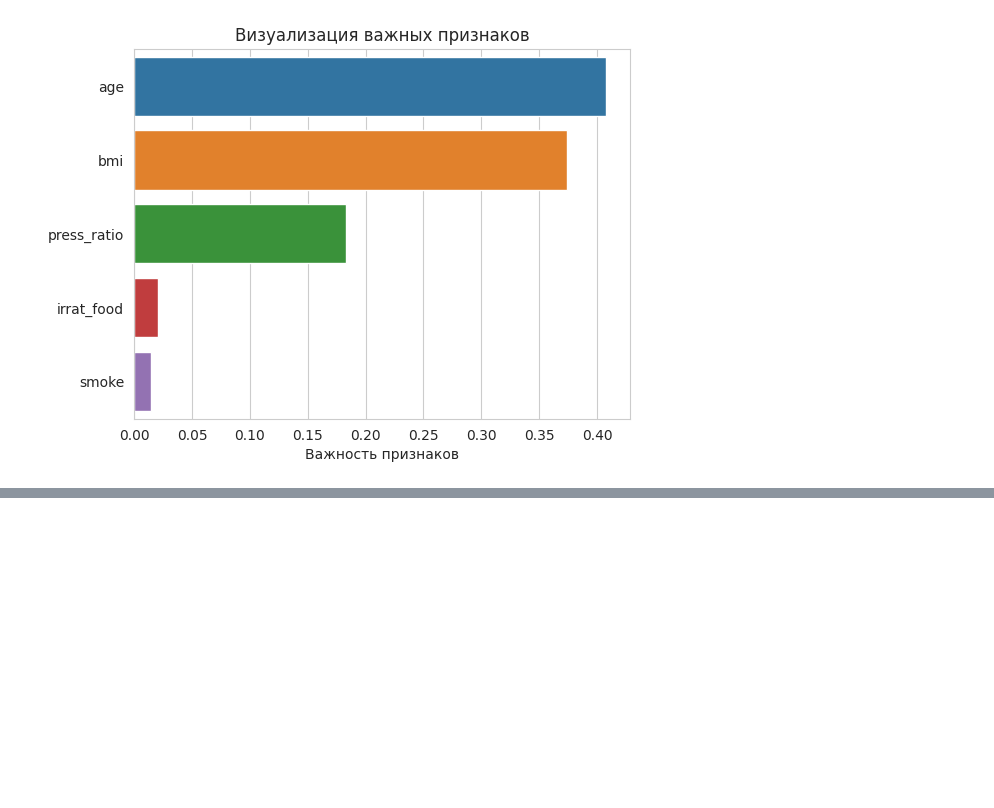
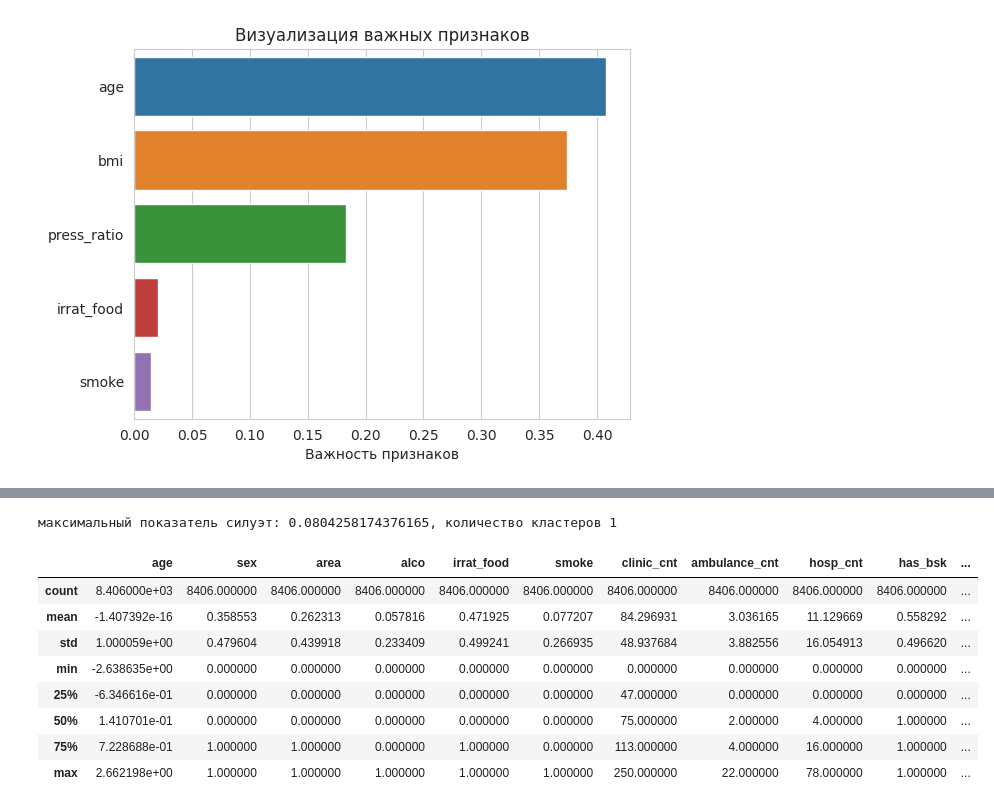
Before and after one commit to MikhailovAlexander/stepikML, a Jupyter notebook: project.ipynb, the cells around one changed output, grey strips where cells are left out. Cells and saved outputs as stored; diff of their text form; code cells hidden in the pictures; blank space fills up the shorter version.

```diff
--- a/project.ipynb
+++ b/project.ipynb
@@ -669,0 +691,26 @@ plt.show()
+# %%
+max_val = [0,0]
+for i in range(1,30):
+    model_MST = MSTClustering(cutoff=i).fit(df[x_columns])
+    value = metrics.silhouette_score(X=df[x_columns], labels=model_MST.fit_predict(df[x_columns]))
+    if value > max_val[1]:
+        max_val = [i, value]
+print(f'максимальный показатель силуэт: {max_val[1]}, количество кластеров {max_val[0]}')
+# %% [output]
+максимальный показатель силуэт: 0.0804258174376165, количество кластеров 1
+# %%
+back_columns = ['weight', 'height', 's_press', 'd_press']
+for column in back_columns:
+    df[column] = df_source[column]
+# %%
+df.describe()
+# %% [output]
+|  | age | sex | area | alco | irrat_food | smoke | clinic_cnt | ambulance_cnt | hosp_cnt | has_bsk | ... |
+| count | 8.406000e+03 | 8406.000000 | 8406.000000 | 8406.000000 | 8406.000000 | 8406.000000 | 8406.000000 | 8406.000000 | 8406.000000 | 8406.000000 | ... |
+| mean | -1.407392e-16 | 0.358553 | 0.262313 | 0.057816 | 0.471925 | 0.077207 | 84.296931 | 3.036165 | 11.129669 | 0.558292 | ... |
+| std | 1.000059e+00 | 0.479604 | 0.439918 | 0.233409 | 0.499241 | 0.266935 | 48.937684 | 3.882556 | 16.054913 | 0.496620 | ... |
+| min | -2.638635e+00 | 0.000000 | 0.000000 | 0.000000 | 0.000000 | 0.000000 | 0.000000 | 0.000000 | 0.000000 | 0.000000 | ... |
+| 25% | -6.346616e-01 | 0.000000 | 0.000000 | 0.000000 | 0.000000 | 0.000000 | 47.000000 | 0.000000 | 0.000000 | 0.000000 | ... |
+| 50% | 1.410701e-01 | 0.000000 | 0.000000 | 0.000000 | 0.000000 | 0.000000 | 75.000000 | 2.000000 | 4.000000 | 1.000000 | ... |
+| 75% | 7.228688e-01 | 1.000000 | 1.000000 | 0.000000 | 1.000000 | 0.000000 | 113.000000 | 4.000000 | 16.000000 | 1.000000 | ... |
+| max | 2.662198e+00 | 1.000000 | 1.000000 | 1.000000 | 1.000000 | 1.000000 | 250.000000 | 22.000000 | 78.000000 | 1.000000 | ... |
```
Also changed, not shown: parts of 7 cells of this notebook.
